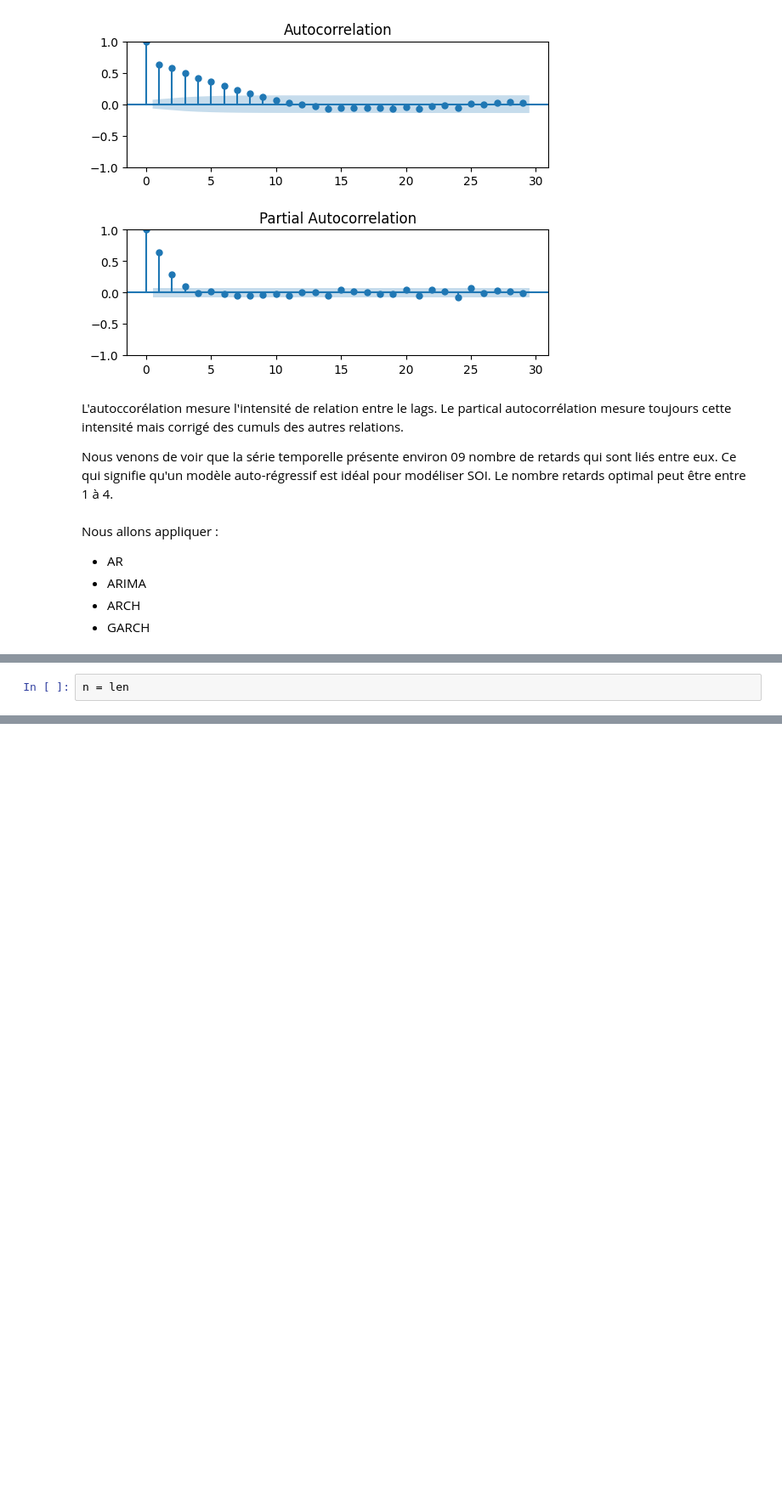
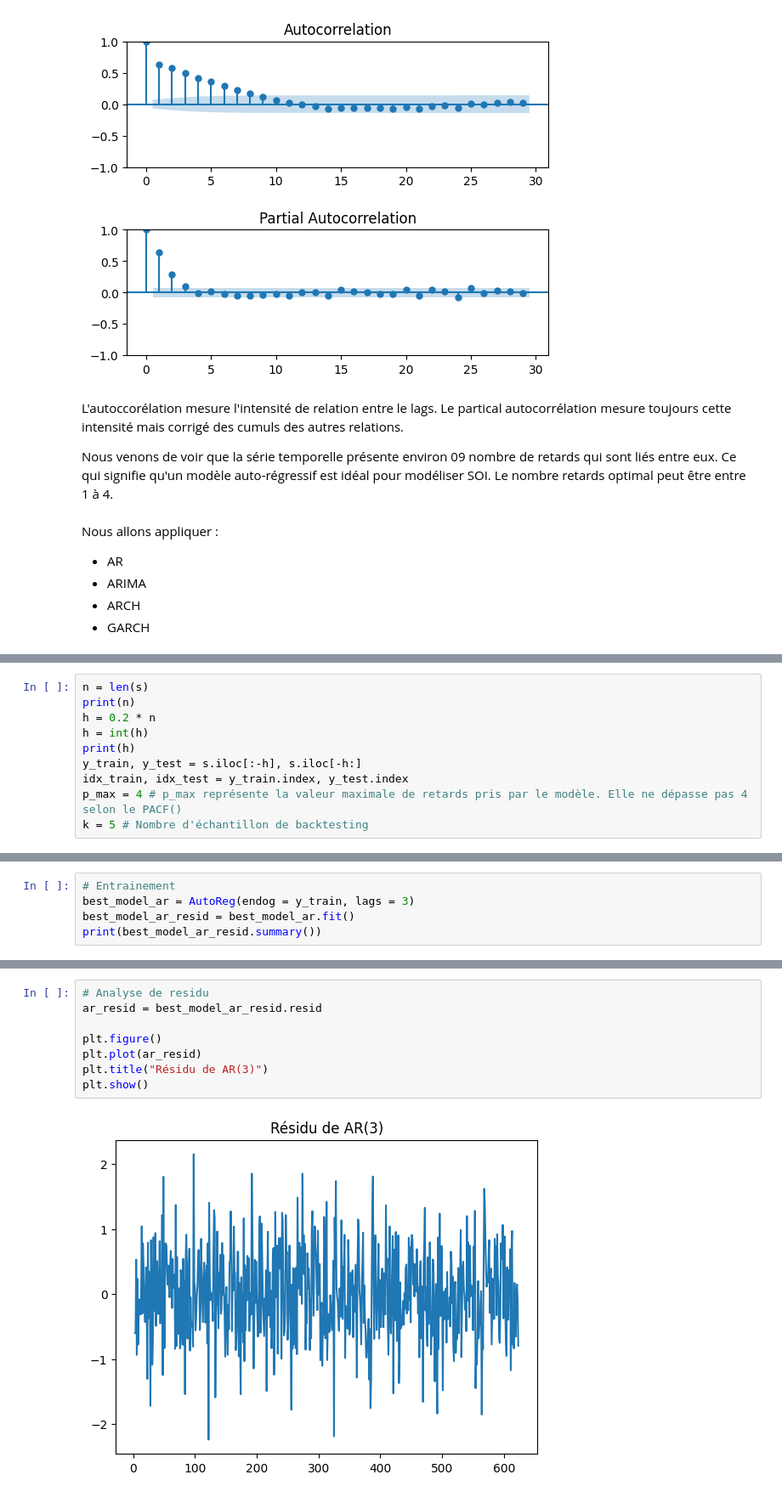
Before and after one commit to MitaDataAI/Time-Series-fundamentals, a Jupyter notebook: 4_Southern_oscillation_index.ipynb, the cells around one changed output, grey strips where cells are left out. Shown at 85% size. Saved outputs shown, nothing was run; the diff lists cells and outputs as text; blank space fills up the shorter version.

```diff
--- a/4_Southern_oscillation_index.ipynb
+++ b/4_Southern_oscillation_index.ipynb
@@ -99,2 +104,10 @@ dtype('float64')
 # %%
-n = len
+n = len(s)
+print(n)
+h = 0.2 * n
+h = int(h)
+print(h)
+y_train, y_test = s.iloc[:-h], s.iloc[-h:]
+idx_train, idx_test = y_train.index, y_test.index
+p_max = 4 # p_max représente la valeur maximale de retards pris par le modèle. Elle ne dépasse pas 4 selon le PACF()
+k = 5 # Nombre d'échantillon de backtesting
@@ -102,0 +210,5 @@ n = len
+# %%
+# Entrainement
+best_model_ar = AutoReg(endog = y_train, lags = 3)
+best_model_ar_resid = best_model_ar.fit()
+print(best_model_ar_resid.summary())
@@ -102,0 +233,10 @@ n = len
+# %%
+# Analyse de residu
+ar_resid = best_model_ar_resid.resid
+
+plt.figure()
+plt.plot(ar_resid)
+plt.title("Résidu de AR(3)")
+plt.show()
+# %% [output]
+[figure, added]
```
Also changed, not shown: parts of 22 cells of this notebook.
